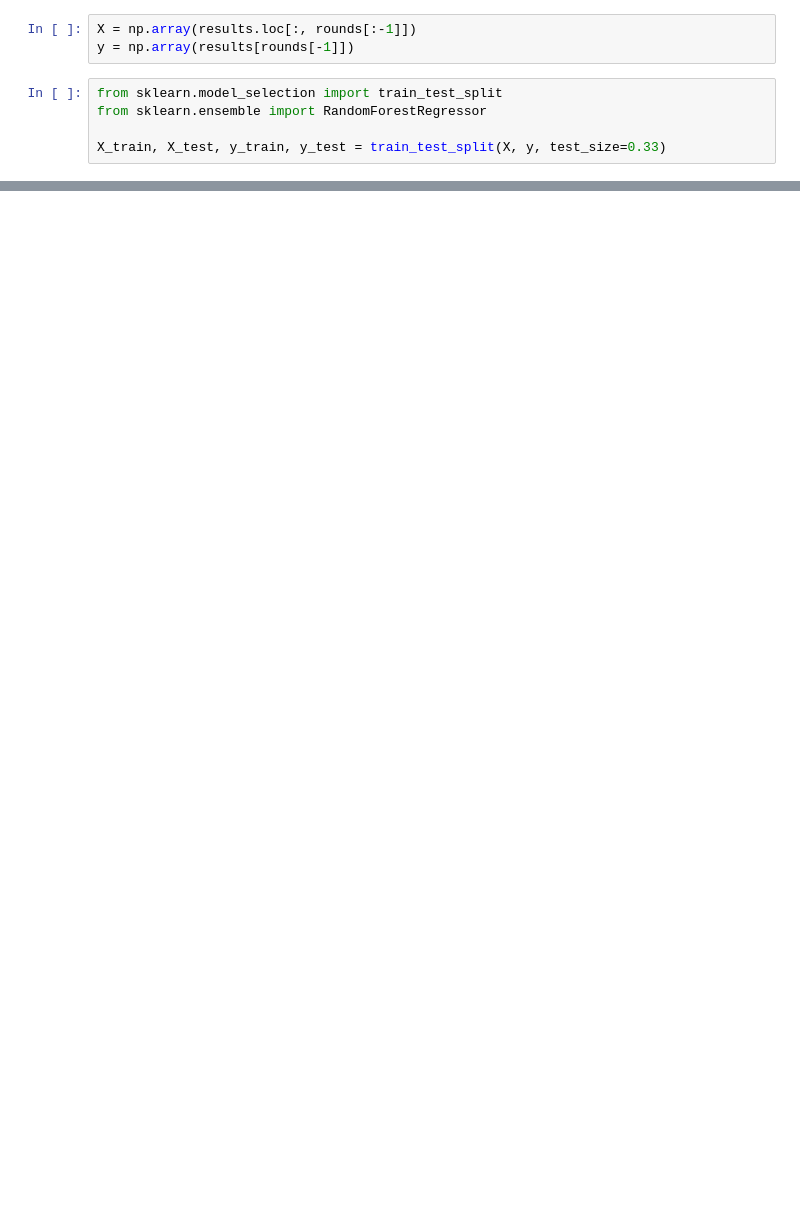
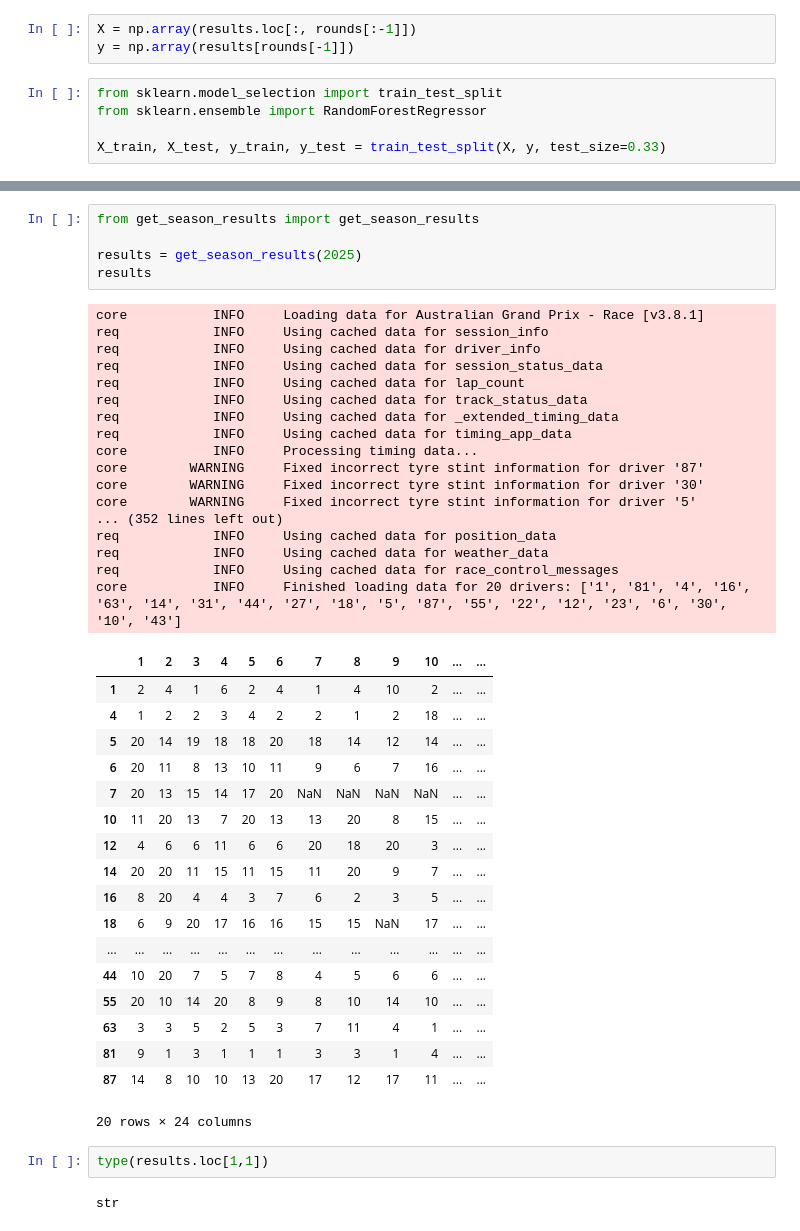
Before and after one commit to jifor/F1-Prediction-Project, a Jupyter notebook: First_Attempt.ipynb, the cells around one changed output, grey strips where cells are left out. Cells and saved outputs as stored; diff of their text form; blank space fills up the shorter version.

```diff
--- a/First_Attempt.ipynb
+++ b/First_Attempt.ipynb
@@ -100,0 +49,45 @@ print(predictions)
+# %%
+from get_season_results import get_season_results
+
+results = get_season_results(2025)
+results
+# %% [output]
+core           INFO     Loading data for Australian Grand Prix - Race [v3.8.1]
+req            INFO     Using cached data for session_info
+req            INFO     Using cached data for driver_info
+req            INFO     Using cached data for session_status_data
+req            INFO     Using cached data for lap_count
+req            INFO     Using cached data for track_status_data
+req            INFO     Using cached data for _extended_timing_data
+req            INFO     Using cached data for timing_app_data
+core           INFO     Processing timing data...
+core        WARNING     Fixed incorrect tyre stint information for driver '87'
+core        WARNING     Fixed incorrect tyre stint information for driver '30'
+core        WARNING     Fixed incorrect tyre stint information for driver '5'
+... (352 lines left out)
+req            INFO     Using cached data for position_data
+req            INFO     Using cached data for weather_data
+req            INFO     Using cached data for race_control_messages
+core           INFO     Finished loading data for 20 drivers: ['1', '81', '4', '16', '63', '14', '31', '44', '27', '18', '5', '87', '55', '22', '12', '23', '6', '30', '10', '43']
+|  | 1 | 2 | 3 | 4 | 5 | 6 | 7 | 8 | 9 | 10 | ... | ... |
+| 1 | 2 | 4 | 1 | 6 | 2 | 4 | 1 | 4 | 10 | 2 | ... | ... |
+| 4 | 1 | 2 | 2 | 3 | 4 | 2 | 2 | 1 | 2 | 18 | ... | ... |
+| 5 | 20 | 14 | 19 | 18 | 18 | 20 | 18 | 14 | 12 | 14 | ... | ... |
+| 6 | 20 | 11 | 8 | 13 | 10 | 11 | 9 | 6 | 7 | 16 | ... | ... |
+| 7 | 20 | 13 | 15 | 14 | 17 | 20 | NaN | NaN | NaN | NaN | ... | ... |
+| 10 | 11 | 20 | 13 | 7 | 20 | 13 | 13 | 20 | 8 | 15 | ... | ... |
+| 12 | 4 | 6 | 6 | 11 | 6 | 6 | 20 | 18 | 20 | 3 | ... | ... |
+| 14 | 20 | 20 | 11 | 15 | 11 | 15 | 11 | 20 | 9 | 7 | ... | ... |
+| 16 | 8 | 20 | 4 | 4 | 3 | 7 | 6 | 2 | 3 | 5 | ... | ... |
+| 18 | 6 | 9 | 20 | 17 | 16 | 16 | 15 | 15 | NaN | 17 | ... | ... |
+| ... | ... | ... | ... | ... | ... | ... | ... | ... | ... | ... | ... | ... |
+| 44 | 10 | 20 | 7 | 5 | 7 | 8 | 4 | 5 | 6 | 6 | ... | ... |
+| 55 | 20 | 10 | 14 | 20 | 8 | 9 | 8 | 10 | 14 | 10 | ... | ... |
+| 63 | 3 | 3 | 5 | 2 | 5 | 3 | 7 | 11 | 4 | 1 | ... | ... |
+| 81 | 9 | 1 | 3 | 1 | 1 | 1 | 3 | 3 | 1 | 4 | ... | ... |
+| 87 | 14 | 8 | 10 | 10 | 13 | 20 | 17 | 12 | 17 | 11 | ... | ... |
+20 rows × 24 columns
+# %%
+type(results.loc[1,1])
+# %% [output]
+str
```
Also changed, not shown: parts of 7 cells of this notebook, 2 other files.
